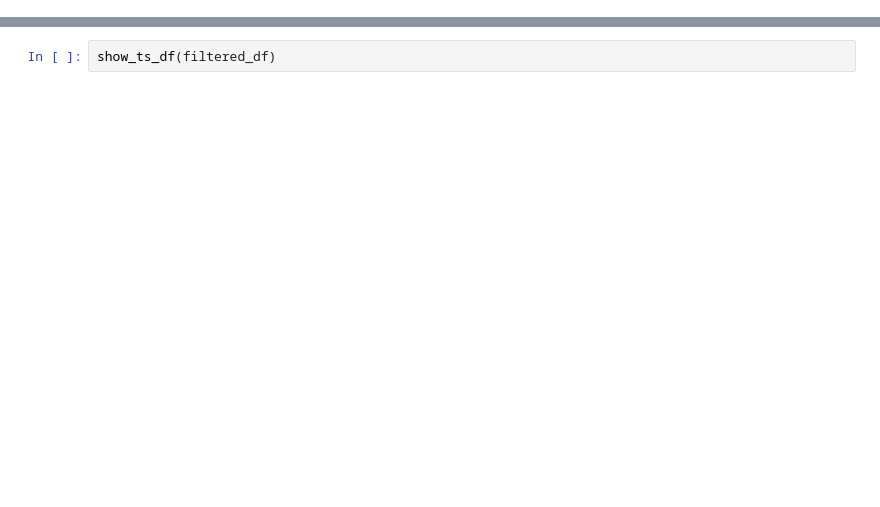
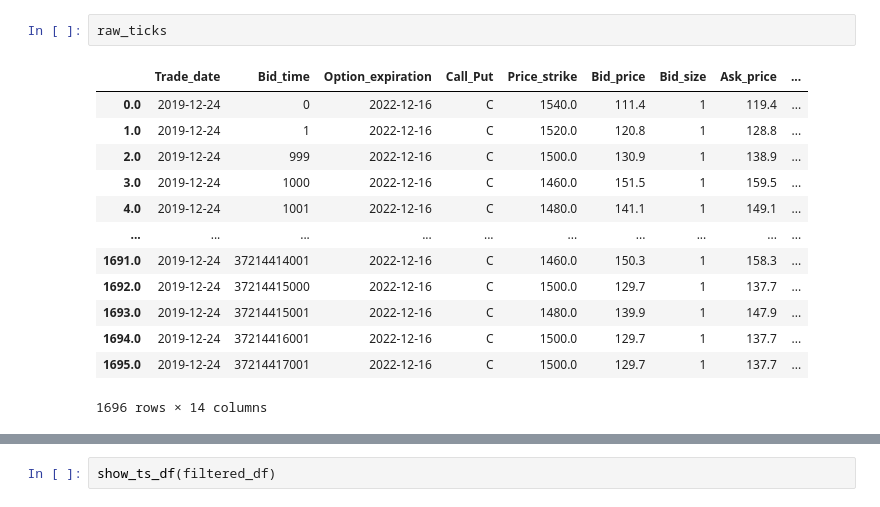
Before and after one commit to eugene195/HPVol, a Jupyter notebook: Data_plots.ipynb, the cells around one changed output, grey strips where cells are left out. Cells and saved outputs as stored; diff of their text form; blank space fills up the shorter version.

```diff
--- a/Data_plots.ipynb
+++ b/Data_plots.ipynb
@@ -49 +53,17 @@ ticks_atm_log_mon
+# %%
+raw_ticks
+# %% [output]
+|  | Trade_date | Bid_time | Option_expiration | Call_Put | Price_strike | Bid_price | Bid_size | Ask_price | ... |
+| 0.0 | 2019-12-24 | 0 | 2022-12-16 | C | 1540.0 | 111.4 | 1 | 119.4 | ... |
+| 1.0 | 2019-12-24 | 1 | 2022-12-16 | C | 1520.0 | 120.8 | 1 | 128.8 | ... |
+| 2.0 | 2019-12-24 | 999 | 2022-12-16 | C | 1500.0 | 130.9 | 1 | 138.9 | ... |
+| 3.0 | 2019-12-24 | 1000 | 2022-12-16 | C | 1460.0 | 151.5 | 1 | 159.5 | ... |
+| 4.0 | 2019-12-24 | 1001 | 2022-12-16 | C | 1480.0 | 141.1 | 1 | 149.1 | ... |
+| ... | ... | ... | ... | ... | ... | ... | ... | ... | ... |
+| 1691.0 | 2019-12-24 | 37214414001 | 2022-12-16 | C | 1460.0 | 150.3 | 1 | 158.3 | ... |
+| 1692.0 | 2019-12-24 | 37214415000 | 2022-12-16 | C | 1500.0 | 129.7 | 1 | 137.7 | ... |
+| 1693.0 | 2019-12-24 | 37214415001 | 2022-12-16 | C | 1480.0 | 139.9 | 1 | 147.9 | ... |
+| 1694.0 | 2019-12-24 | 37214416001 | 2022-12-16 | C | 1500.0 | 129.7 | 1 | 137.7 | ... |
+| 1695.0 | 2019-12-24 | 37214417001 | 2022-12-16 | C | 1500.0 | 129.7 | 1 | 137.7 | ... |
+1696 rows × 14 columns
 # %%
```
Also changed, not shown: parts of 45 cells of this notebook, 1 other file.
